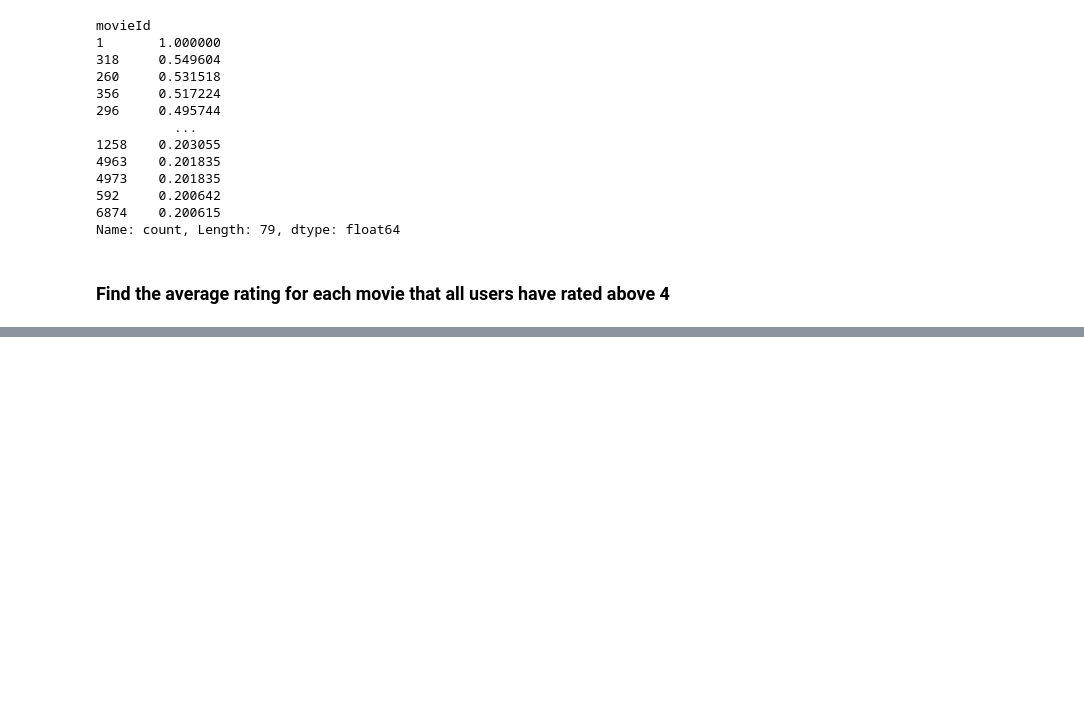
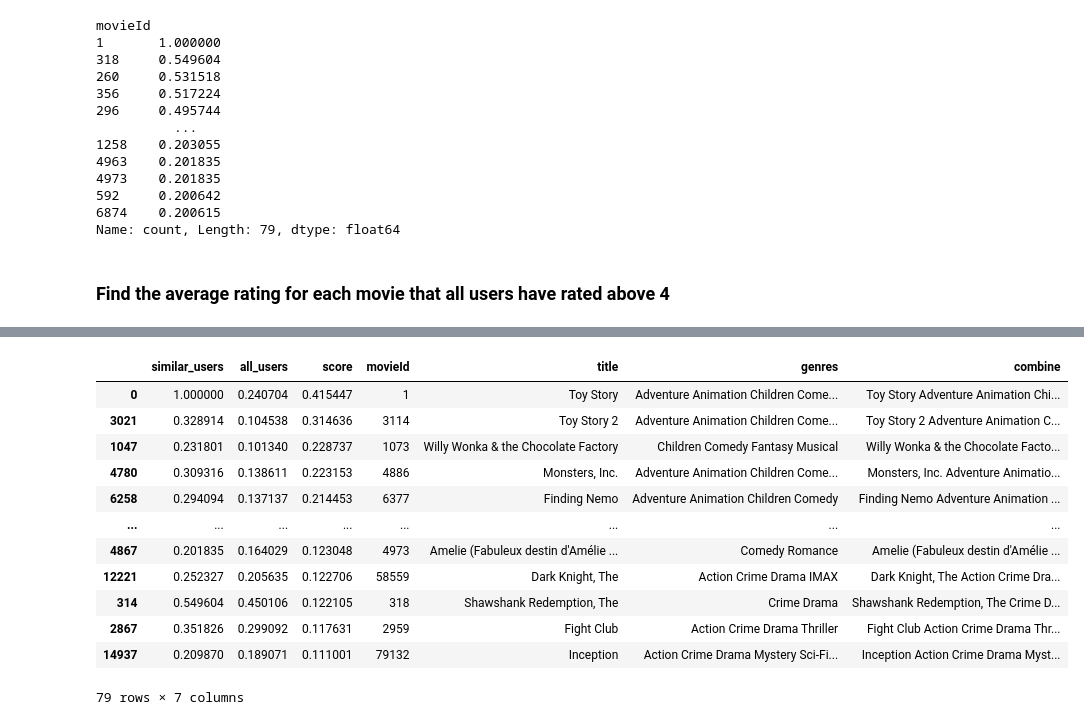
Before and after one commit to ZNLong2203/Recommendation-Movie, a Jupyter notebook: Recommendation_Movie.ipynb, the cells around one changed output, grey strips where cells are left out. Cells and saved outputs as stored; diff of their text form; code cells hidden in the pictures; blank space fills up the shorter version.

```diff
--- a/Recommendation_Movie.ipynb
+++ b/Recommendation_Movie.ipynb
@@ -183 +209,5 @@ rec_percentage
 79 rows × 2 columns
+# %%
+rec_percentage["score"] = (rec_percentage["similar_users"] / rec_percentage["all_users"]) / 10
+rec = rec_percentage.sort_values("score", ascending = False)
+rec
@@ -183,0 +229,17 @@ rec_percentage
+# %%
+rec = pd.DataFrame(rec.merge(movies, left_index = True, right_on = "movieId"))
+rec
+# %% [output]
+|  | similar_users | all_users | score | movieId | title | genres | combine |
+| 0 | 1.000000 | 0.240704 | 0.415447 | 1 | Toy Story | Adventure Animation Children Come... | Toy Story Adventure Animation Chi... |
+| 3021 | 0.328914 | 0.104538 | 0.314636 | 3114 | Toy Story 2 | Adventure Animation Children Come... | Toy Story 2 Adventure Animation C... |
+| 1047 | 0.231801 | 0.101340 | 0.228737 | 1073 | Willy Wonka & the Chocolate Factory | Children Comedy Fantasy Musical | Willy Wonka & the Chocolate Facto... |
+| 4780 | 0.309316 | 0.138611 | 0.223153 | 4886 | Monsters, Inc. | Adventure Animation Children Come... | Monsters, Inc. Adventure Animatio... |
+| 6258 | 0.294094 | 0.137137 | 0.214453 | 6377 | Finding Nemo | Adventure Animation Children Comedy | Finding Nemo Adventure Animation ... |
+| ... | ... | ... | ... | ... | ... | ... | ... |
+| 4867 | 0.201835 | 0.164029 | 0.123048 | 4973 | Amelie (Fabuleux destin d'Amélie ... | Comedy Romance | Amelie (Fabuleux destin d'Amélie ... |
+| 12221 | 0.252327 | 0.205635 | 0.122706 | 58559 | Dark Knight, The | Action Crime Drama IMAX | Dark Knight, The Action Crime Dra... |
+| 314 | 0.549604 | 0.450106 | 0.122105 | 318 | Shawshank Redemption, The | Crime Drama | Shawshank Redemption, The Crime D... |
+| 2867 | 0.351826 | 0.299092 | 0.117631 | 2959 | Fight Club | Action Crime Drama Thriller | Fight Club Action Crime Drama Thr... |
+| 14937 | 0.209870 | 0.189071 | 0.111001 | 79132 | Inception | Action Crime Drama Mystery Sci-Fi... | Inception Action Crime Drama Myst... |
+79 rows × 7 columns
```
Also changed, not shown: parts of 11 cells of this notebook.
